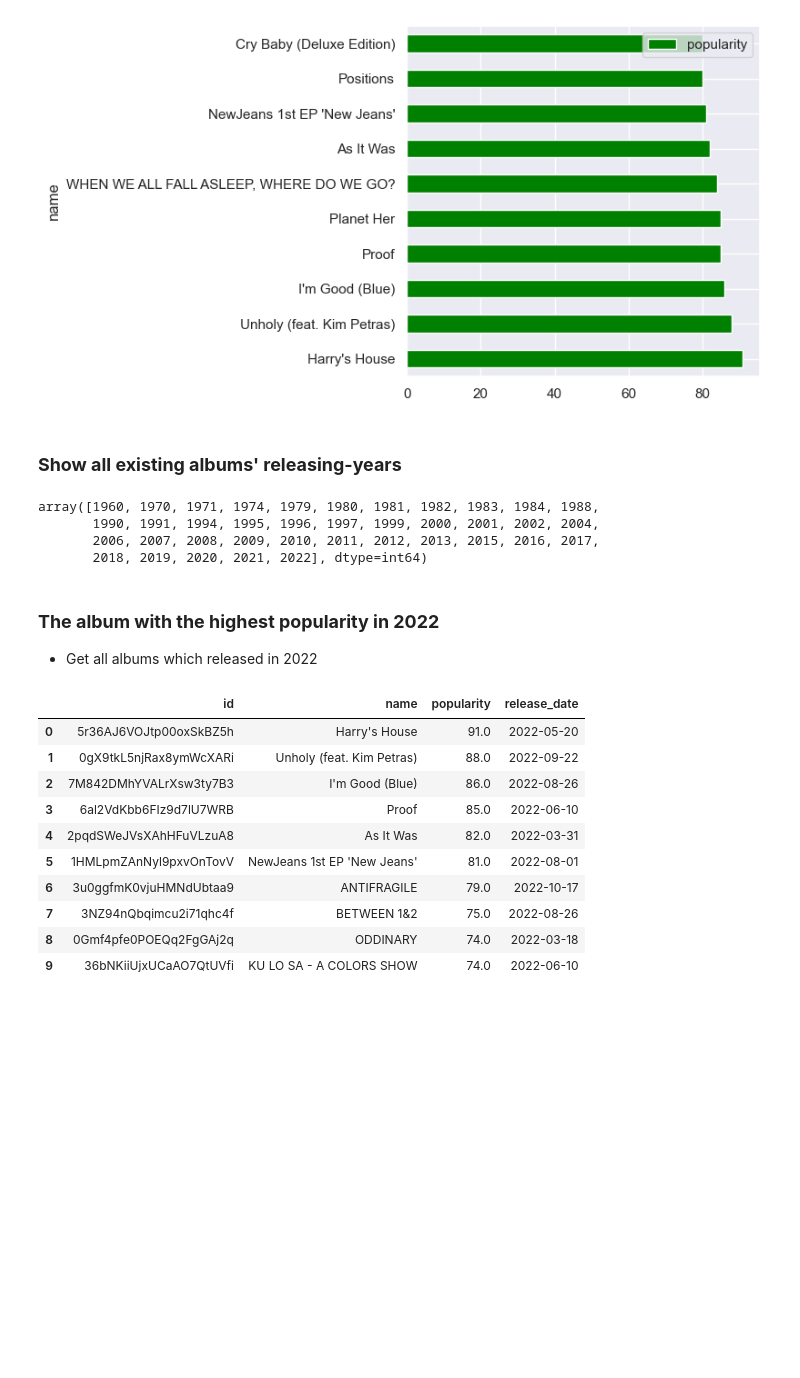
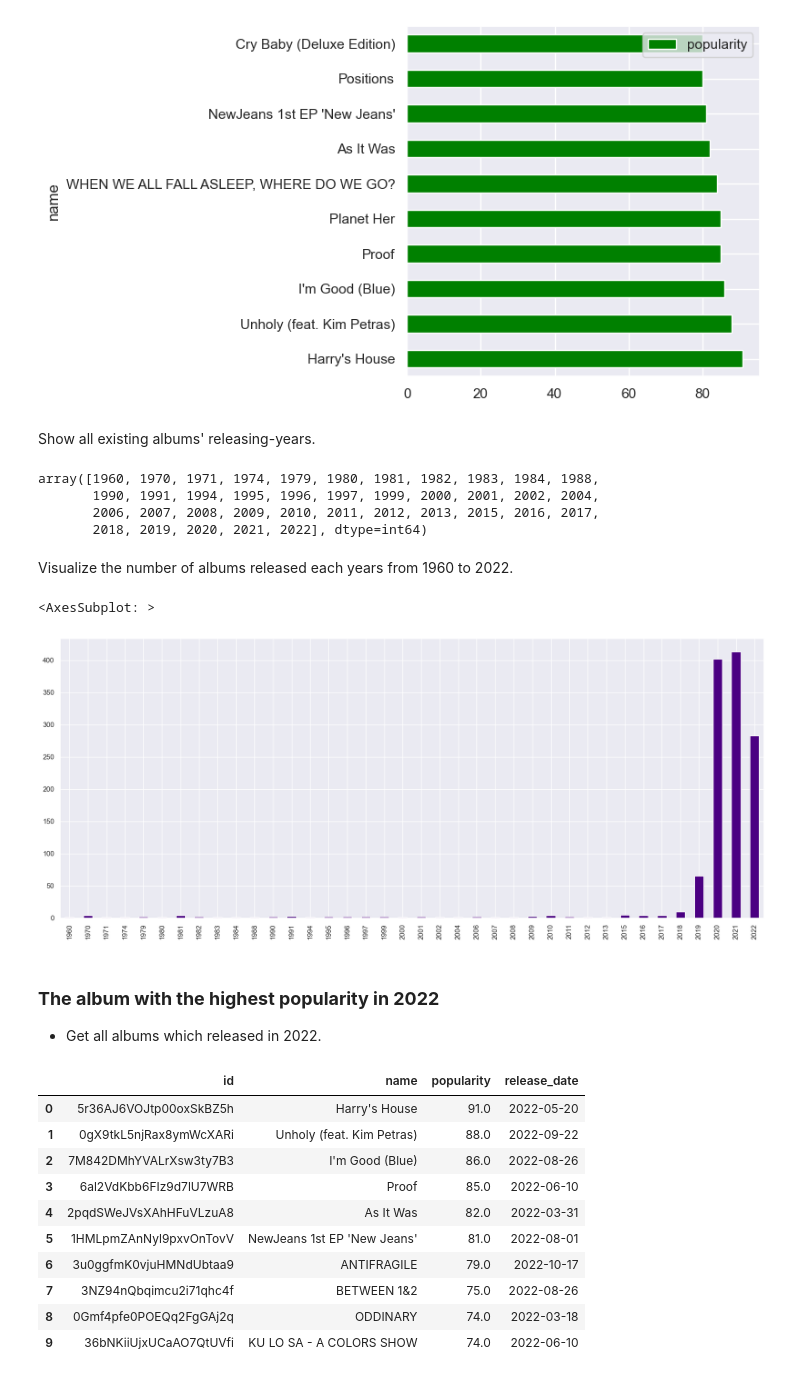
Before and after one commit to quytrungg/Final_Project_CSC14119, a Jupyter notebook: albums_data_exploration.ipynb, the cells around one changed output. Drawn from its saved outputs; the diff is of its cells as text; code cells hidden in the pictures; blank space fills up the shorter version.

Commit message:
Update markdown, visualize number of albums per year

```diff
--- a/albums_data_exploration.ipynb
+++ b/albums_data_exploration.ipynb
@@ -208,7 +208,7 @@ top10_popularity.set_index('name').plot.barh(figsize = (5, 5), color = "green")
 <AxesSubplot: ylabel='name'>
 [figure]
 # %% [markdown]
-### <b>Show all existing albums' releasing-years</b>
+Show all existing albums' releasing-years.
 # %%
 albums_data['release_date'].dt.year.sort_values().unique()
 # %% [output]
@@ -216,9 +216,17 @@ array([1960, 1970, 1971, 1974, 1979, 1980, 1981, 1982, 1983, 1984, 1988,
        1990, 1991, 1994, 1995, 1996, 1997, 1999, 2000, 2001, 2002, 2004,
        2006, 2007, 2008, 2009, 2010, 2011, 2012, 2013, 2015, 2016, 2017,
        2018, 2019, 2020, 2021, 2022], dtype=int64)
+# %% [markdown]
+Visualize the number of albums released each years from 1960 to 2022.
+# %%
+num_albums_each_years = albums_data['release_date'].dt.year.value_counts().sort_index(ascending = True)
+num_albums_each_years.plot.bar(figsize = (20, 8), color = 'indigo')
+# %% [output]
+<AxesSubplot: >
+[figure, added]
 # %% [markdown]
 ### <b>The album with the highest popularity in 2022</b>
-- Get all albums which released in 2022
+- Get all albums which released in 2022.
 # %%
 albums_2022 = albums_data[['id', 'name', 'popularity', 'release_date']].where(albums_data['release_date'].dt.year == 2022)
 albums_2022.dropna(inplace = True)
```
Also changed, not shown: parts of 11 cells of this notebook.
